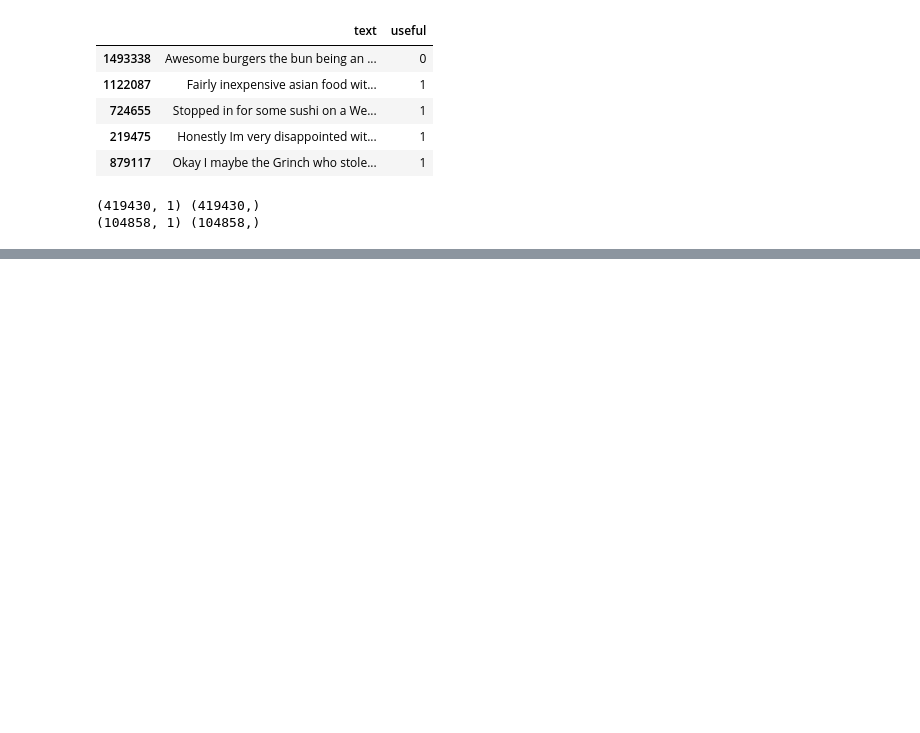
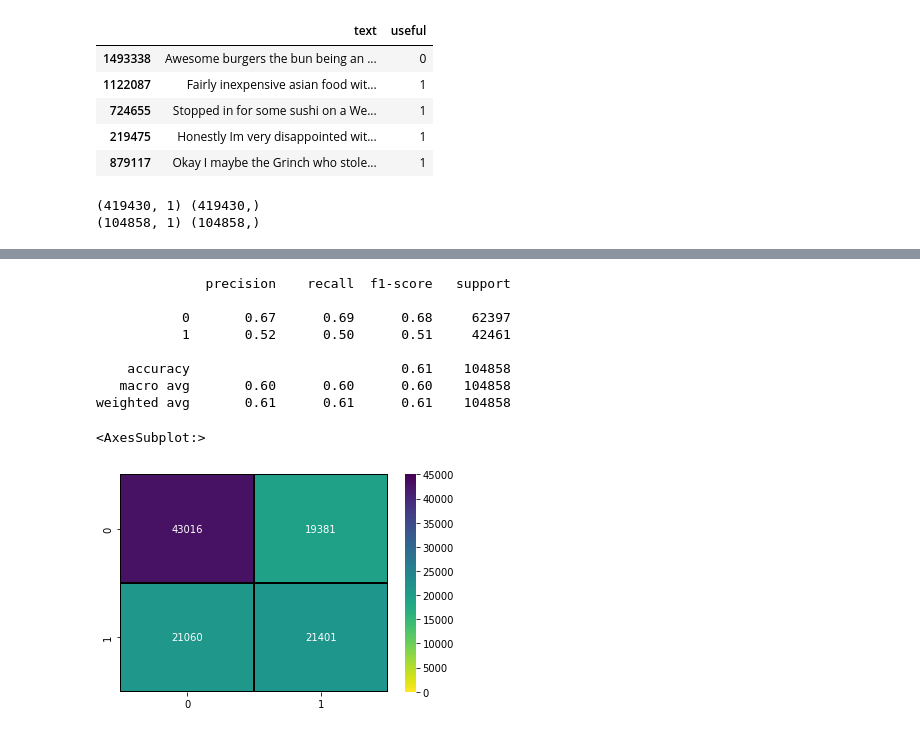
Before and after one commit to Jerwin87/Yelp-Capstone, a Jupyter notebook: notebooks/fb_tf_model_no_attention.ipynb, the cells around one changed output, grey strips where cells are left out. Saved outputs shown, nothing was run; the diff lists cells and outputs as text; code cells hidden in the pictures; blank space fills up the shorter version.

```diff
--- a/notebooks/fb_tf_model_no_attention.ipynb
+++ b/notebooks/fb_tf_model_no_attention.ipynb
@@ -52,7 +52,7 @@ MAX_LENGTH = 200
 DFR_END = 524288
 
 # Define ANN hyperparameter
-EPOCHS = 4
+EPOCHS = 2
 BATCH_SIZE = 512
 # %%
 # load the dataset and use specified dataset
@@ -143,18 +143,15 @@ vector = vectorize_layer(text_in)
 embedding = Embedding(VOCAB_SIZE, EMBEDDING_DIM)(vector)
 text_bidir_lstm_1 = Bidirectional(LSTM(128, return_sequences=True))(embedding)
 text_dropout_1 = Dropout(0.5)(text_bidir_lstm_1)
-text_bidir_lstm_2 = Bidirectional(LSTM(128, return_sequences=True))(text_dropout_1)
+text_bidir_lstm_2 = Bidirectional(LSTM(128))(text_dropout_1)
 text_dropout_2 = Dropout(0.5)(text_bidir_lstm_2)
 text_dense = Dense(64, activation='relu')(text_dropout_2)
-text_batch_norm_1 = BatchNormalization()(text_dense)
-text_out = Dropout(0.5)(text_batch_norm_1)
+text_out = Dropout(0.5)(text_dense)
 
 dense_1 = Dense(128, activation='relu')(text_out)
-batch_norm_1 = BatchNormalization()(dense_1)
-dropout_1 = Dropout(0.5)(batch_norm_1)
+dropout_1 = Dropout(0.5)(dense_1)
 dense_2 = Dense(32, activation='relu')(dropout_1)
-batch_norm_2 = BatchNormalization()(dense_2)
-dropout_2 = Dropout(0.5)(batch_norm_2)
+dropout_2 = Dropout(0.5)(dense_2)
 
 out = Dense(1, activation='sigmoid')(dropout_2)
 model = Model(inputs=[text_in], outputs=[out])
@@ -169,7 +166,7 @@ tensorboard_callback = tf.keras.callbacks.TensorBoard(log_dir=log_dir, histogram
 
 # Create a callback that saves the model's weights
 # TODO save several checkpoints
-checkpoint_path = "../training/model_extended_2_no_attention/cp.ckpt"
+checkpoint_path = "../training/model_extended_3_no_attention/cp.ckpt"
 cp_callback = tf.keras.callbacks.ModelCheckpoint(filepath=checkpoint_path,
                                                  save_weights_only=True,
                                                  verbose=1)
@@ -199,6 +215,17 @@ y_pred = (model.predict(X_test) > 0.5).astype('int32')
 # %%
 # show the classification report
 print(classification_report(y_test, y_pred))
 
 # show confusion matrix
-sns.heatmap(tf.math.confusion_matrix(y_test, y_pred), annot=True, fmt='g')
+sns.heatmap(tf.math.confusion_matrix(y_test, y_pred), annot=True, fmt='g', cmap='viridis_r', linewidth=0.01, linecolor='k', vmin=0, vmax=45000)
+# %% [output]
+              precision    recall  f1-score   support
+
+           0       0.67      0.69      0.68     62397
+           1       0.52      0.50      0.51     42461
+
+    accuracy                           0.61    104858
+   macro avg       0.60      0.60      0.60    104858
+weighted avg       0.61      0.61      0.61    104858
+<AxesSubplot:>
+[figure, added]
```
Also changed, not shown: parts of 7 cells of this notebook.
